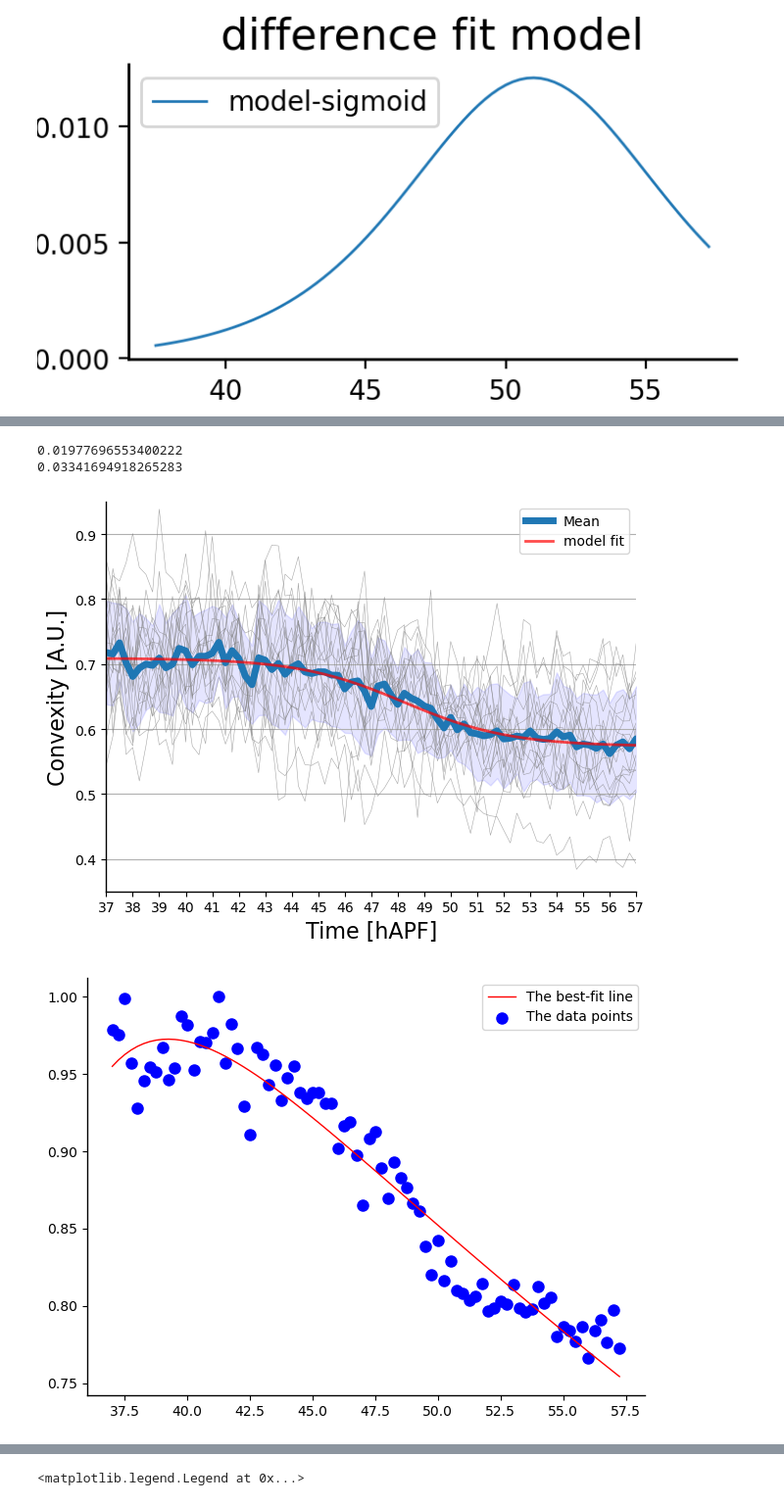
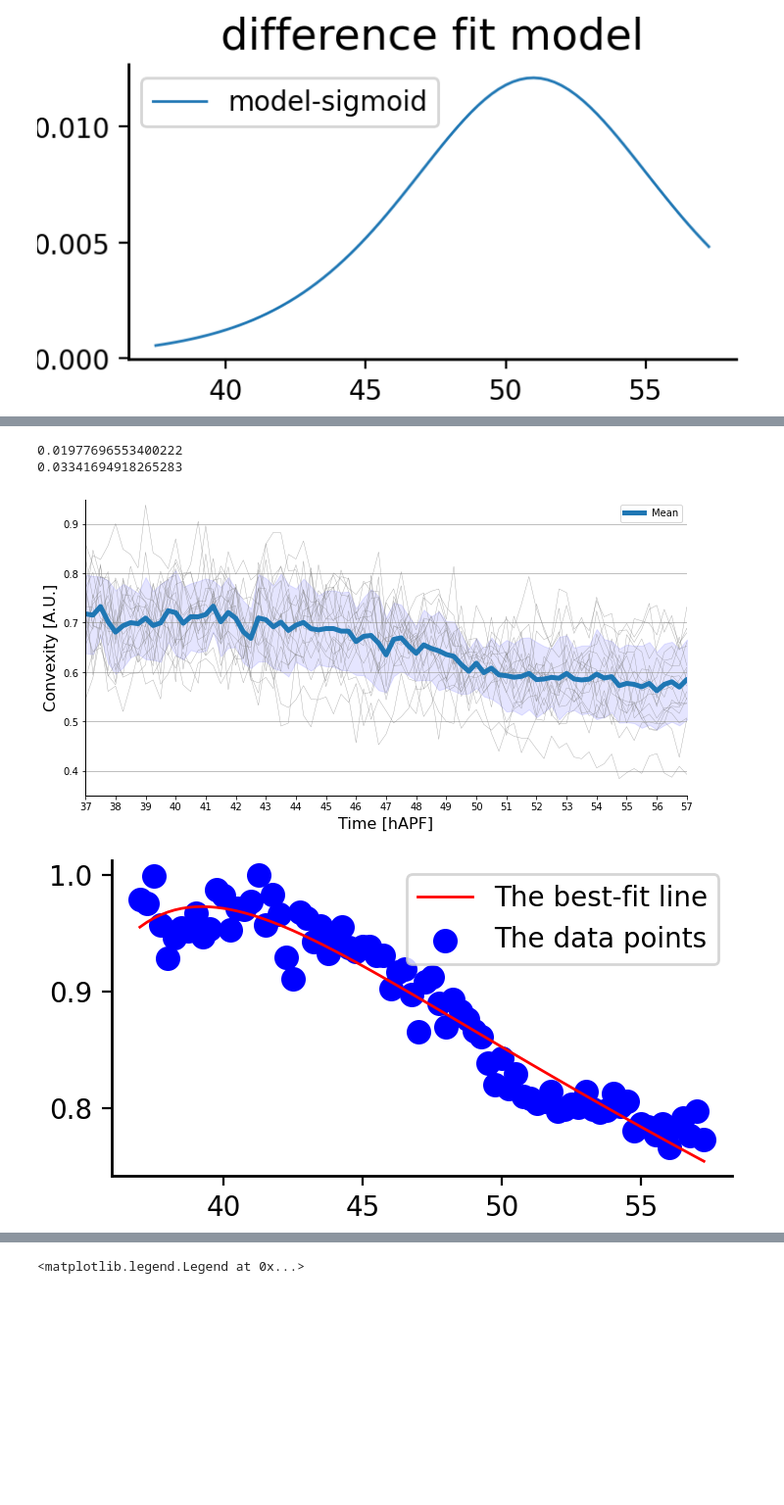
Before and after one commit to Asashou/TLI, a Jupyter notebook: pipeline/TLI_analysis/2_fig2_final.ipynb, the cells around one changed output, grey strips where cells are left out. Shown at 98% size. Drawn from its saved outputs; the diff is of its cells as text; code cells hidden in the pictures; blank space fills up the shorter version.

```diff
--- a/pipeline/TLI_analysis/2_fig2_final.ipynb
+++ b/pipeline/TLI_analysis/2_fig2_final.ipynb
@@ -388,7 +424,7 @@ limit = y.max() - (y.max() - y.min())/2
 half_max = x[np.argwhere(y<limit)[0]]
 
 plt.plot(results.timepoint, results_mean, linewidth=5, label='Mean')
-plt.plot(x,y*max(results.results_mean), label='model fit', c='r', linewidth=2, alpha=0.7)
+# plt.plot(x,y*max(results.results_mean), label='model fit', c='r', linewidth=2, alpha=0.7)
 # plt.axvline(half_max)
 
 min_val = results_mean - 1*results_std
@@ -409,7 +445,6 @@ ax.set_xlabel('Time [hAPF]')
 ax.set_ylabel("Convexity [A.U.]")
 plt.legend()
 
-plt.style.use('test.mplstyle')
 plt_name = 'Fig2F_Convexity.pdf'
 if save_plots:
     plt.savefig(save_path+plt_name)
@@ -453,35 +488,35 @@ plt.show()
 model = "l2"
 algo = rpt.Window(width=40, model=model).fit(points)
 my_bkps = algo.predict(n_bkps=10)
 rpt.show.display(points, my_bkps, figsize=(10, 6))
 plt.title('Change Point Detection: Window-Based Search Method')
 plt.show()
 
 
 plt.plot(results.timepoint, results.results_mean, c='r', label='data')
 plt.plot(x,y*max(results.results_mean), label='fit')
 plt.plot(results.timepoint,curvey*max(results.results_mean),label='exponential model')
 plt.legend(loc='best')
 
 
 fig, ax = plt.subplots(1)
 ax.plot(x, y.cumsum(), label='model')
 ax.plot(results.timepoint, curvey.cumsum(), label='model')
 ax.plot(results.timepoint, ydata.cumsum(), label='mean')
 plt.title('Acummulative fit model')
 plt.legend()
 
 fig, ax = plt.subplots(1)
 ax.plot(results.timepoint[2:],np.diff(y), label='model-sigmoid')
 # ax.plot(np.diff(curvey), label='model')
 # ax.plot(results.timepoint[1:], np.diff(ydata), label='mean')
 plt.title('difference fit model')
 plt.legend()
 # %% [output]
 0.01977696553400222
 0.03341694918265283
-[figure, old version]
+[figure, new version]
-[figure, old version]
+[figure, new version]
 [figure]
 [figure]
 <matplotlib.legend.Legend at 0x...>
```
Also changed, not shown: parts of 18 cells of this notebook, 2 other files.
